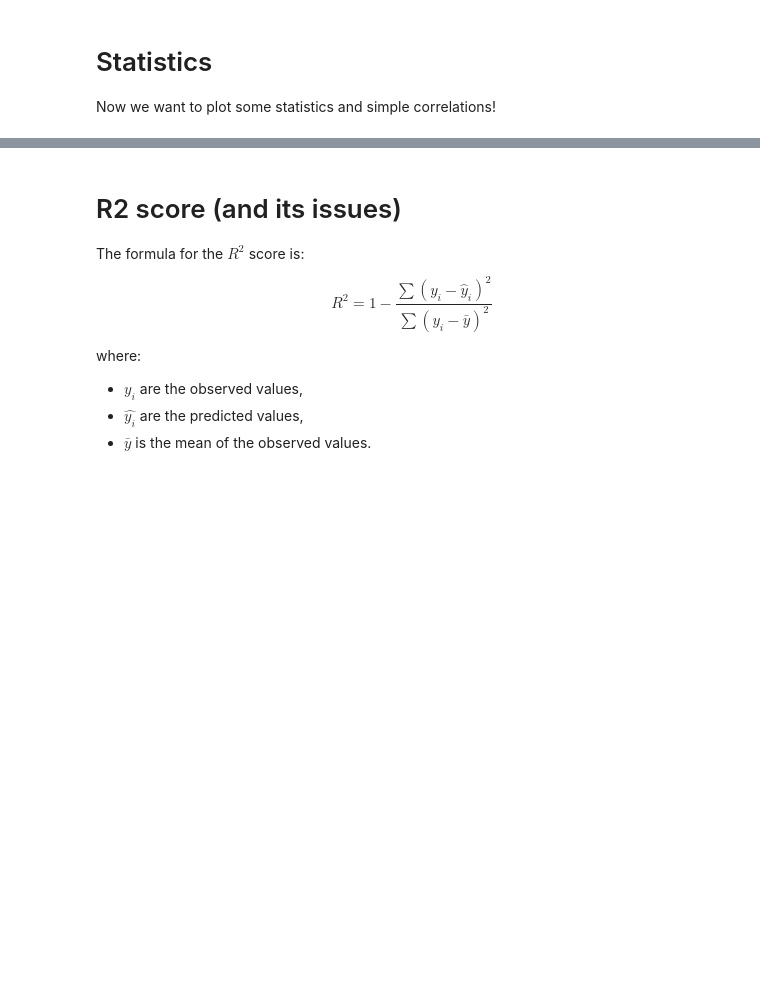
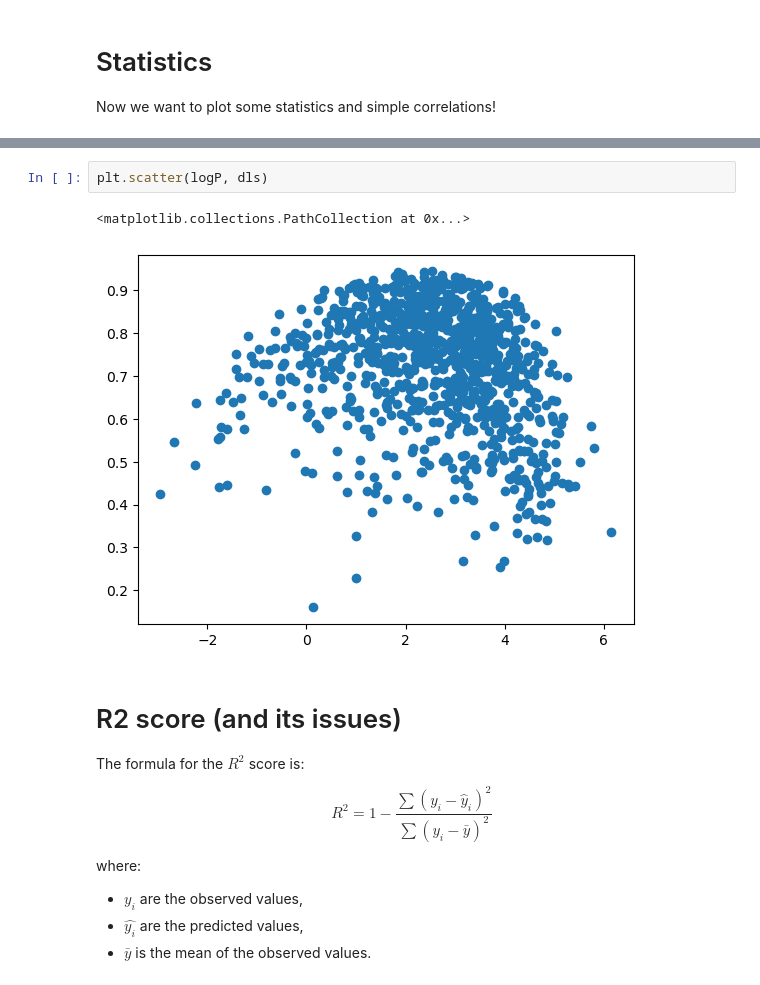
Before and after one commit to Lemonatix/how-to-python, a Jupyter notebook: chem_python/drawing_molecules.ipynb, the cells around one changed output, grey strips where cells are left out. Drawn from its saved outputs; the diff is of its cells as text; blank space fills up the shorter version.

```diff
--- a/chem_python/drawing_molecules.ipynb
+++ b/chem_python/drawing_molecules.ipynb
@@ -213,3 +196,8 @@ Now we want to plot some statistics and simple correlations!
+# %%
+plt.scatter(logP, dls)
+# %% [output]
+<matplotlib.collections.PathCollection at 0x...>
+[figure, added]
 # %% [markdown]
 # R2 score (and its issues)
 
```
Also changed, not shown: parts of 6 cells of this notebook.
